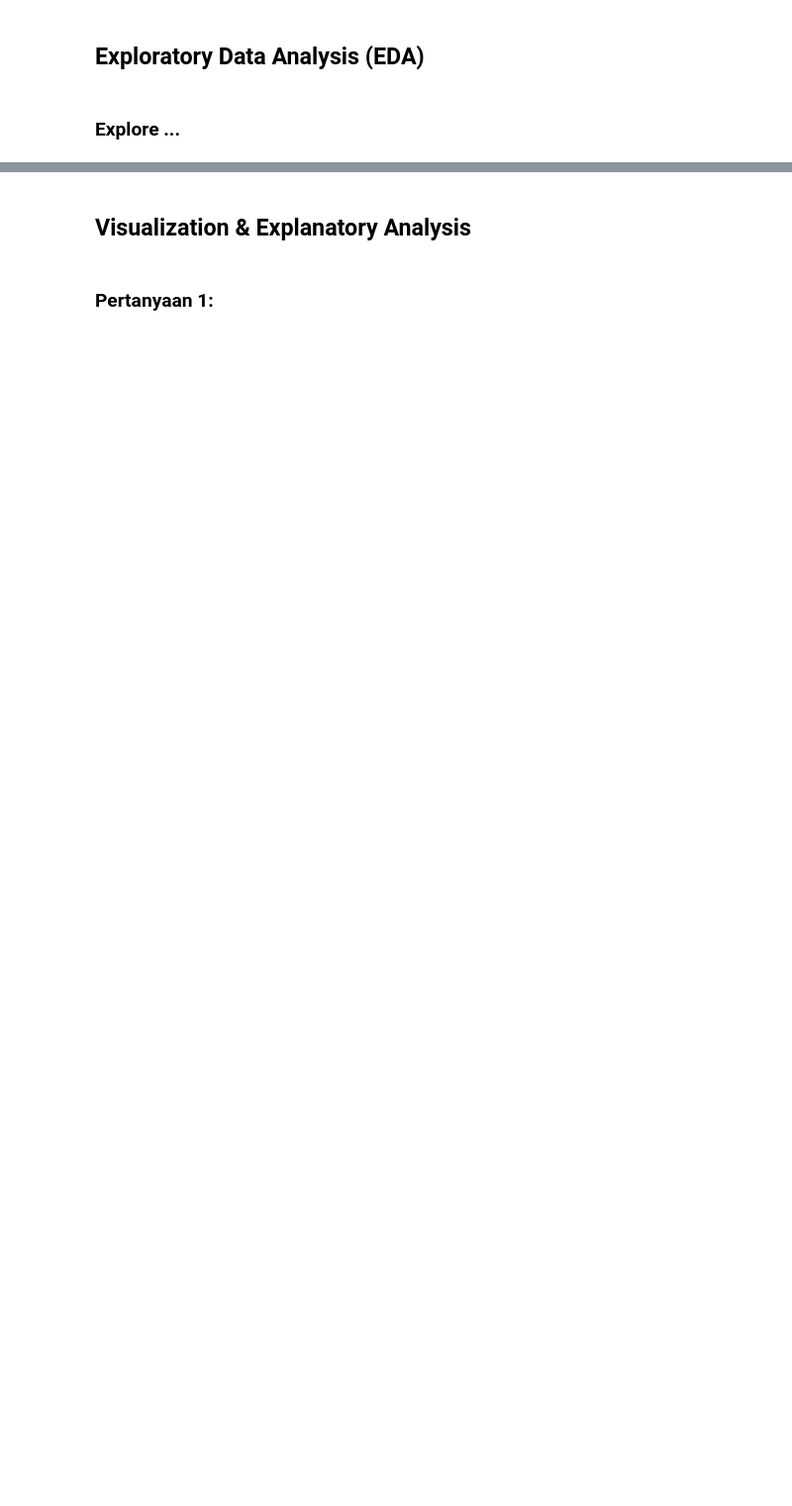
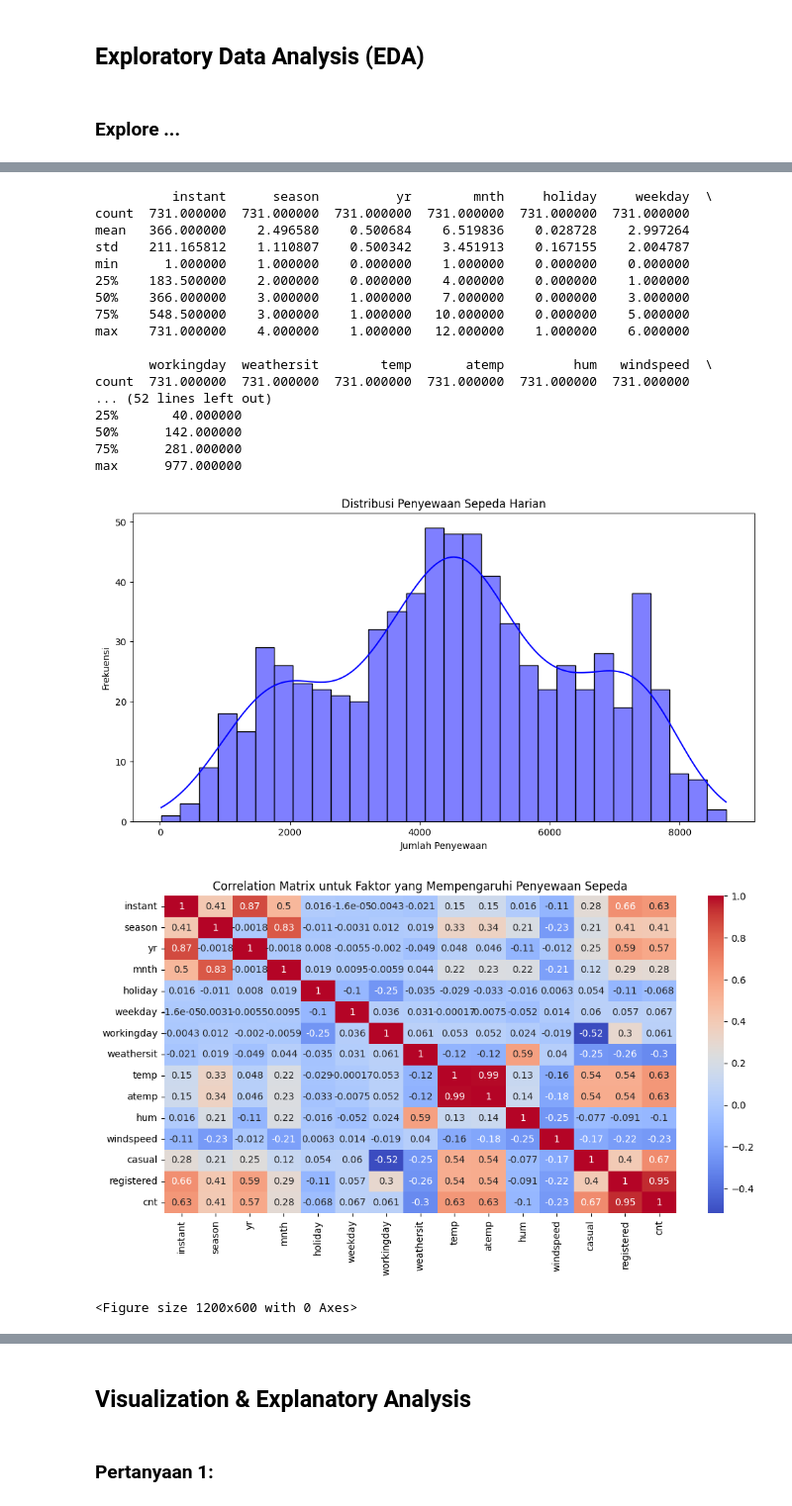
Before and after one commit to Eva-Yuliana/Bike-Sharing, a Jupyter notebook: notebook.ipynb, the cells around one changed output, grey strips where cells are left out. Shown at 99% size. Saved outputs shown, nothing was run; the diff lists cells and outputs as text; code cells hidden in the pictures; blank space fills up the shorter version.

```diff
--- a/notebook.ipynb
+++ b/notebook.ipynb
@@ -60,0 +23,4 @@ Data columns (total 16 columns):
+# %%
+# Gathering Data
+day_df = pd.read_csv('/content/day.csv')
+hour_df = pd.read_csv('/content/hour.csv')
@@ -179,0 +65,9 @@ dtype: object
+# %%
+# Cleaning Data
+# Mengecek missing values
+day_df.dropna(inplace=True)
+hour_df.dropna(inplace=True)
+
+# Mengecek data duplikat
+print(f'Duplikan di day.csv: {day_df.duplicated().sum()}')
+print(f'Duplikan di hour.csv: {hour_df.duplicated().sum()}')
@@ -298,0 +86,63 @@ Wednesday  4548.538462  4642.5  8173   441
+# %%
+# Exploratory Data Analysis (EDA)
+## Statistik Deskriptif
+day_stats = day_df.describe()
+hour_stats = hour_df.describe()
+print(day_stats)
+print(hour_stats)
+
+## EDA Univariate
+plt.figure(figsize=(12, 6))
+sns.histplot(day_df['cnt'], bins=30, kde=True, color='blue')
+plt.title('Distribusi Penyewaan Sepeda Harian')
+plt.xlabel('Jumlah Penyewaan')
+plt.ylabel('Frekuensi')
+plt.show()
+
+## EDA Bivariate (Korelasi antara variabel numerik)
+plt.figure(figsize=(12, 6))
+# Select only numeric features for correlation analysis
+numeric_features = day_df.select_dtypes(include=np.number)
+sns.heatmap(numeric_features.corr(), annot=True, cmap='coolwarm')
+plt.title('Correlation Matrix untuk Faktor yang Mempengaruhi Penyewaan Sepeda')
+plt.show()
+
+## EDA Multivariate (Hubungan antara beberapa variabel)
+plt.figure(figsize=(12, 6))
+sns.pairplot(day_df[['temp', 'atemp', 'hum', 'windspeed', 'cnt']])
+plt.show()
+
+## EDA Numerikal (Boxplot untuk mendeteksi outlier)
+plt.figure(figsize=(12, 6))
+sns.boxplot(x=day_df['cnt'])
+plt.title('Boxplot Jumlah Penyewaan Sepeda Harian')
+plt.show()
+
+## EDA Kategorikal (Pengaruh Musim terhadap Penyewaan)
+plt.figure(figsize=(12, 6))
+sns.boxplot(x='season', y='cnt', data=day_df)
+plt.title('Pengaruh Musim terhadap Jumlah Penyewaan Sepeda')
+plt.xlabel('Musim')
+plt.ylabel('Jumlah Penyewaan')
+plt.show()
+# %% [output]
+          instant      season          yr        mnth     holiday     weekday  \
+count  731.000000  731.000000  731.000000  731.000000  731.000000  731.000000
+mean   366.000000    2.496580    0.500684    6.519836    0.028728    2.997264
+std    211.165812    1.110807    0.500342    3.451913    0.167155    2.004787
+min      1.000000    1.000000    0.000000    1.000000    0.000000    0.000000
+25%    183.500000    2.000000    0.000000    4.000000    0.000000    1.000000
+50%    366.000000    3.000000    1.000000    7.000000    0.000000    3.000000
+75%    548.500000    3.000000    1.000000   10.000000    0.000000    5.000000
+max    731.000000    4.000000    1.000000   12.000000    1.000000    6.000000
+
+       workingday  weathersit        temp       atemp         hum   windspeed  \
+count  731.000000  731.000000  731.000000  731.000000  731.000000  731.000000
+... (52 lines left out)
+25%       40.000000
+50%      142.000000
+75%      281.000000
+max      977.000000
+[figure, added]
+[figure, added]
+<Figure size 1200x600 with 0 Axes>
```
Also changed, not shown: parts of 26 cells of this notebook.
